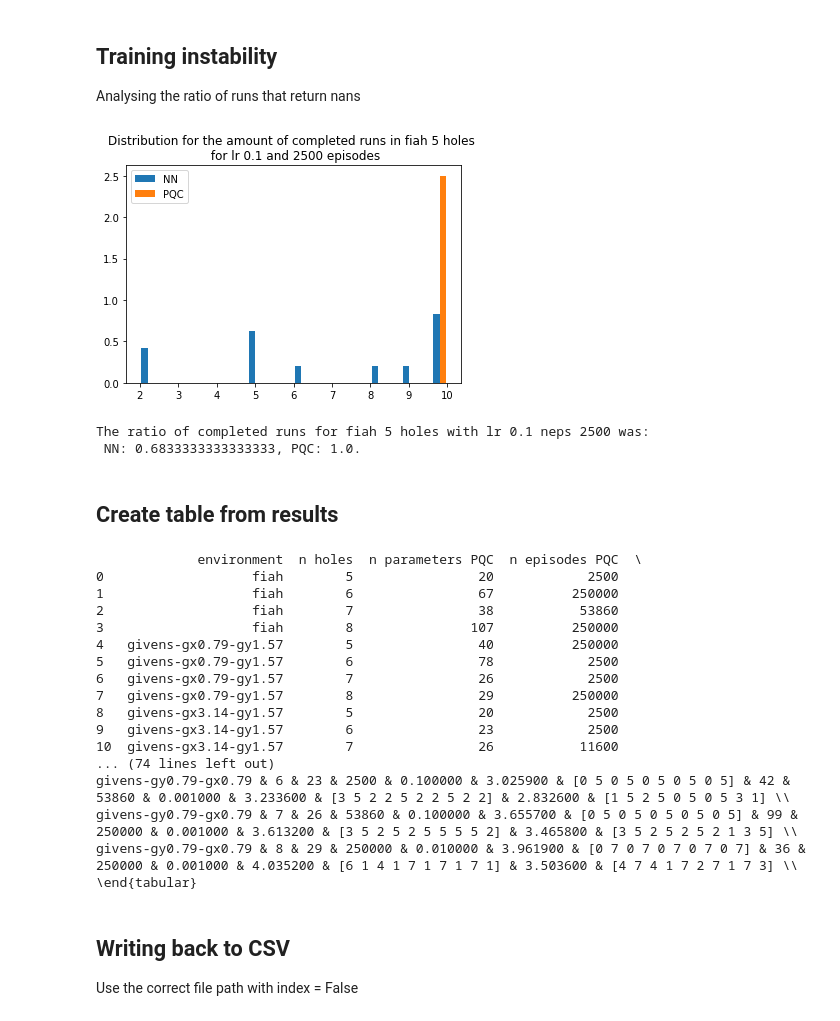
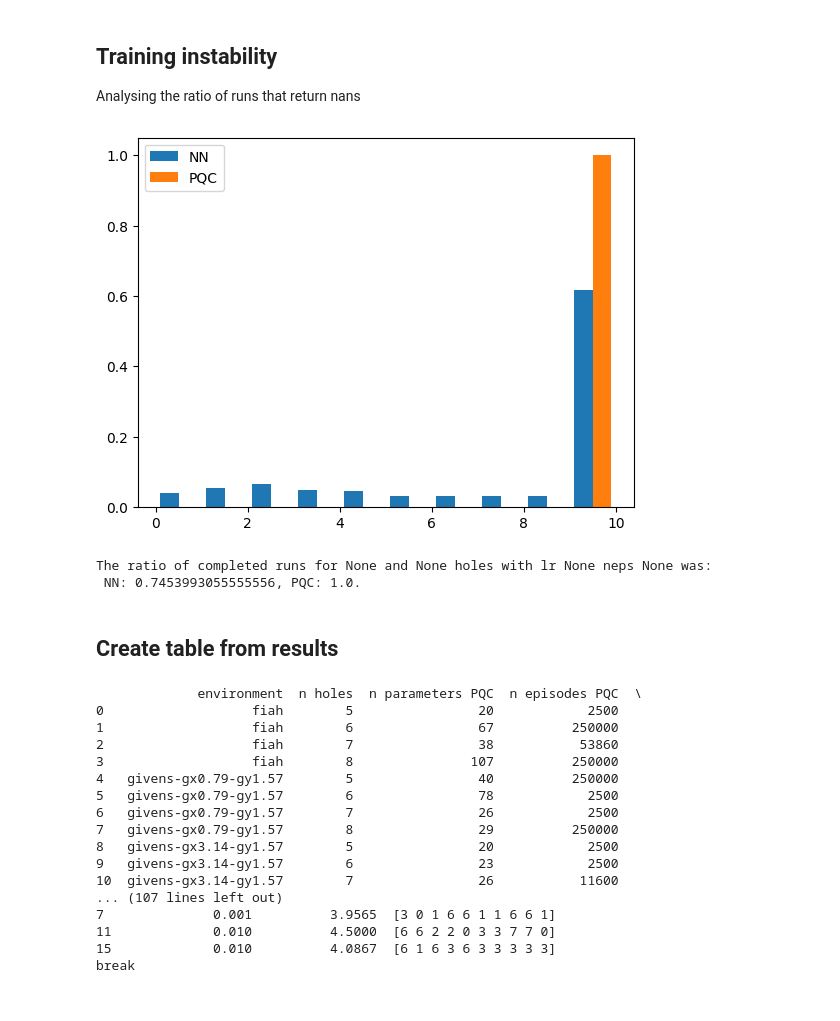
Before and after one commit to JesseBosman/QRL-Thesis, a Jupyter notebook: results.ipynb, the cells around one changed output. Drawn from its saved outputs; the diff is of its cells as text; code cells hidden in the pictures.

```diff
--- a/results.ipynb
+++ b/results.ipynb
@@ -16,13 +16,15 @@ You can optionally first run write to csv to ensure all available data is in the
 ## Data
 # %%
 # t.write_results_to_csv()
-csv_path_NN = r"C:\Users\thebo\Desktop\resultsQRL\NN_experiment_data.csv"
+csv_path_NN = r"C:\Users\thebo\Desktop\resultsQRL\NN_experiment_data_v2.csv"
 csv_path_PQC = r"C:\Users\thebo\Desktop\resultsQRL\PQC_experiment_data.csv"
 df_PQC = pd.read_csv(csv_path_PQC)
 df_NN = pd.read_csv(csv_path_NN)
-df_NN[["best_performance", "std_best_performance", "mean_performance", "std_mean_performance", "std_std_performance", "best_policy_math_avg"]] = df_NN[["best_performance", "std_best_performance", "mean_performance", "std_mean_performance", "std_std_performance", "best_policy_math_avg"]].round(4)
-df_PQC[["best_performance", "std_best_performance", "mean_performance", "std_mean_performance", "std_std_performance", "best_policy_math_avg"]] = df_PQC[["best_performance", "std_best_performance", "mean_performance", "std_mean_performance", "std_std_performance", "best_policy_math_avg"]].round(4)
+df_NN.loc[:,["best_performance", "std_best_performance", "mean_performance", "std_mean_performance", "std_std_performance", "best_policy_math_avg"]] = df_NN[["best_performance", "std_best_performance", "mean_performance", "std_mean_performance", "std_std_performance", "best_policy_math_avg"]].round(4)
+df_PQC.loc[:,["best_performance", "std_best_performance", "mean_performance", "std_mean_performance", "std_std_performance", "best_policy_math_avg"]] = df_PQC[["best_performance", "std_best_performance", "mean_performance", "std_mean_performance", "std_std_performance", "best_policy_math_avg"]].round(4)
 # print(df_PQC[df_PQC["n_holes"]==6])
+
+
 
 print("There are {} NN models and {} PQC models".format(len(df_NN), len(df_PQC)))
 print(df_NN.columns)
@@ -373,33 +462,40 @@ The total convergence ratios are:
 ## Training instability
 Analysing the ratio of runs that return nans
 # %%
-def completed_runs(df_NN, df_PQC, env_name=None, n_holes=None, lr = None, n_eps = None, bins = 100, plot_hist= True):
+def completed_runs(df_NN, df_PQC, env_name=None, n_holes=None, lr = None, n_eps = None, bins = 100, plot_hist= True, title = None):
     data_NN, data_PQC = select_data(df_NN, df_PQC, env_name, n_holes, lr, n_eps)
 
     n_completed_runs_NN = data_NN["n_completed_runs"].fillna(0)
     n_completed_runs_PQC  = data_PQC["n_completed_runs"].fillna(0)
 
+
+
     if plot_hist:
         plt.hist([n_completed_runs_NN, n_completed_runs_PQC], bins = bins, density= True, label= ["NN", "PQC"])
-        plt.title(f"Distribution for the amount of completed runs in {env_name} {n_holes} holes \n for lr {lr} and {n_eps} episodes")
+        # plt.hist(n_completed_runs_NN, bins = bins, density= True, label= "NN")
+        # plt.hist(n_completed_runs_PQC, bins = bins, density= True, label= "PQC")
+        if title is not None:
+            plt.title(title)
+        else:
+            plt.title(f"Distribution for the amount of completed runs in {env_name} {n_holes} holes \n for lr {lr} and {n_eps} episodes")
         plt.legend()
         plt.show()
 
 
-    print("The ratio of completed runs for {} {} holes with lr {} neps {} was: \n NN: {}, PQC: {}.".format(
+    print("The ratio of completed runs for {} and {} holes with lr {} neps {} was: \n NN: {}, PQC: {}.".format(
         env_name, n_holes, lr, n_eps, (np.sum(n_completed_runs_NN)/(len(n_completed_runs_NN)*10)),
         (np.sum(n_completed_runs_PQC)/(len(n_completed_runs_PQC)*10))
     ))
 
-env_name = 'fiah'
-n_holes = 5
-lr = 0.1
-n_eps = 250000
-completed_runs(df_NN, df_PQC, "fiah", 5, 0.1, 2500, 20)
+env_name = None
+n_holes = None
+lr = None
+n_eps = None
+completed_runs(df_NN, df_PQC, env_name, n_holes, lr, n_eps, bins =10, title = "")
 # %% [output]
-[figure, old version]
+[figure, new version]
-The ratio of completed runs for fiah 5 holes with lr 0.1 neps 2500 was:
- NN: 0.6833333333333333, PQC: 1.0.
+The ratio of completed runs for None and None holes with lr None neps None was:
+ NN: 0.7453993055555556, PQC: 1.0.
 # %% [markdown]
 ## Create table from results
 # %%
@@ -466,7 +562,7 @@ def write_bests_to_table(df_NN, df_PQC, df_optimal, env_name=None, n_holes=None,
         style.hide()
         print(style.to_latex())
 
-    pass
+    return results
 
 def write_specific_to_table(df_NN, df_PQC, env_name=None, n_holes=None, lr = None, n_episodes = None, print_latex = False):
     data_NN, data_PQC = select_data(df_NN, df_PQC, env_name, n_holes)
@@ -509,7 +605,12 @@ def write_specific_to_table(df_NN, df_PQC, env_name=None, n_holes=None, lr = Non
 
     pass
 
-write_bests_to_table(df_NN, df_PQC, df_optimal, print_latex= True)
+table = write_bests_to_table(df_NN, df_PQC, df_optimal, print_latex= False)
+table_NN = table[['environment','n holes','n parameters NN', 'n episodes NN', 'learning rate NN', 'performance NN', 'policy NN']]
+for n in [5,6,7,8]:
+    print(n)
+    print(table_NN[table_NN["n holes"]==n])
+    print( "break")
 # %% [output]
              environment  n holes  n parameters PQC  n episodes PQC  \
 0                   fiah        5                20            2500
@@ -523,11 +624,8 @@ write_bests_to_table(df_NN, df_PQC, df_optimal, print_latex= True)
 8   givens-gx3.14-gy1.57        5                20            2500
 9   givens-gx3.14-gy1.57        6                23            2500
 10  givens-gx3.14-gy1.57        7                26           11600
-... (74 lines left out)
-givens-gy0.79-gx0.79 & 6 & 23 & 2500 & 0.100000 & 3.025900 & [0 5 0 5 0 5 0 5 0 5] & 42 & 53860 & 0.001000 & 3.233600 & [3 5 2 2 5 2 2 5 2 2] & 2.832600 & [1 5 2 5 0 5 0 5 3 1] \\
-givens-gy0.79-gx0.79 & 7 & 26 & 53860 & 0.100000 & 3.655700 & [0 5 0 5 0 5 0 5 0 5] & 99 & 250000 & 0.001000 & 3.613200 & [3 5 2 5 2 5 5 5 5 2] & 3.465800 & [3 5 2 5 2 5 2 1 3 5] \\
-givens-gy0.79-gx0.79 & 8 & 29 & 250000 & 0.010000 & 3.961900 & [0 7 0 7 0 7 0 7 0 7] & 36 & 250000 & 0.001000 & 4.035200 & [6 1 4 1 7 1 7 1 7 1] & 3.503600 & [4 7 4 1 7 2 7 1 7 3] \\
-\end{tabular}
+... (107 lines left out)
+7              0.001          3.9565  [3 0 1 6 6 1 1 6 6 1]
+11             0.010          4.5000  [6 6 2 2 0 3 3 7 7 0]
+15             0.010          4.0867  [6 1 6 3 6 3 3 3 3 3]
+break
-# %% [markdown]
-## Writing back to CSV
-Use the correct file path with index = False
```
Also changed, not shown: parts of 20 cells of this notebook, 1 other file.
